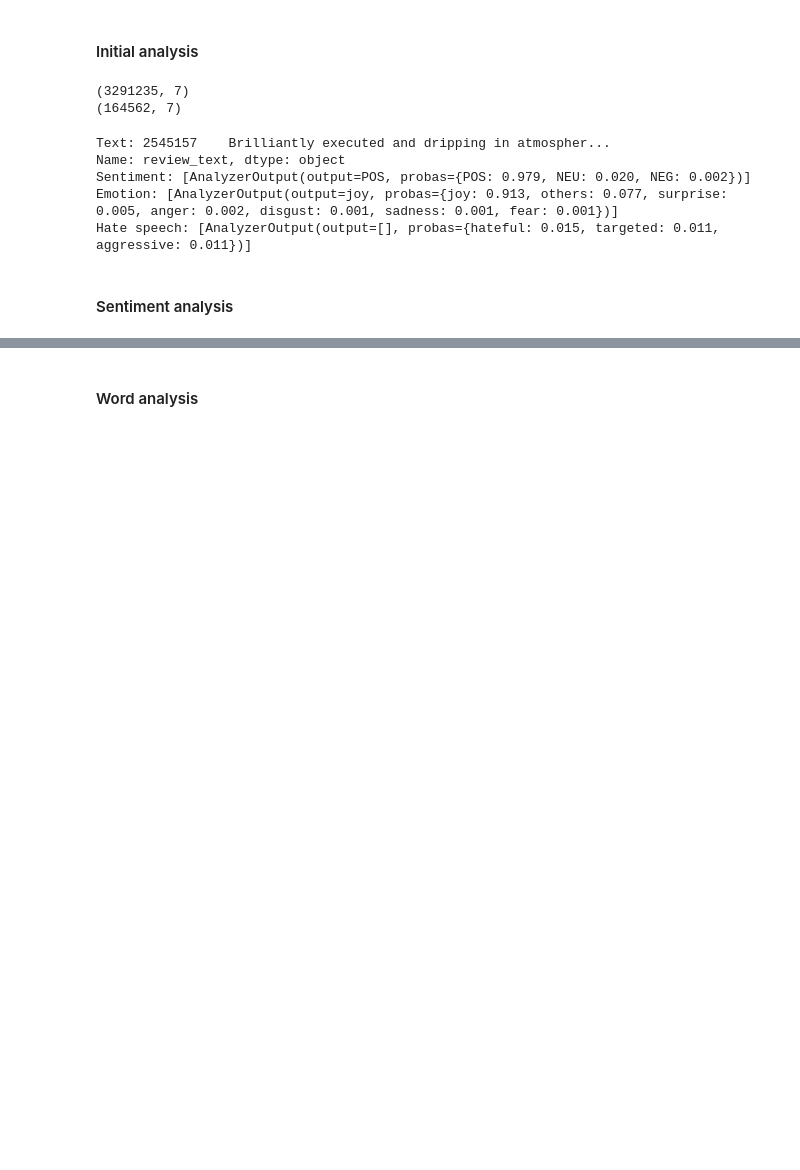
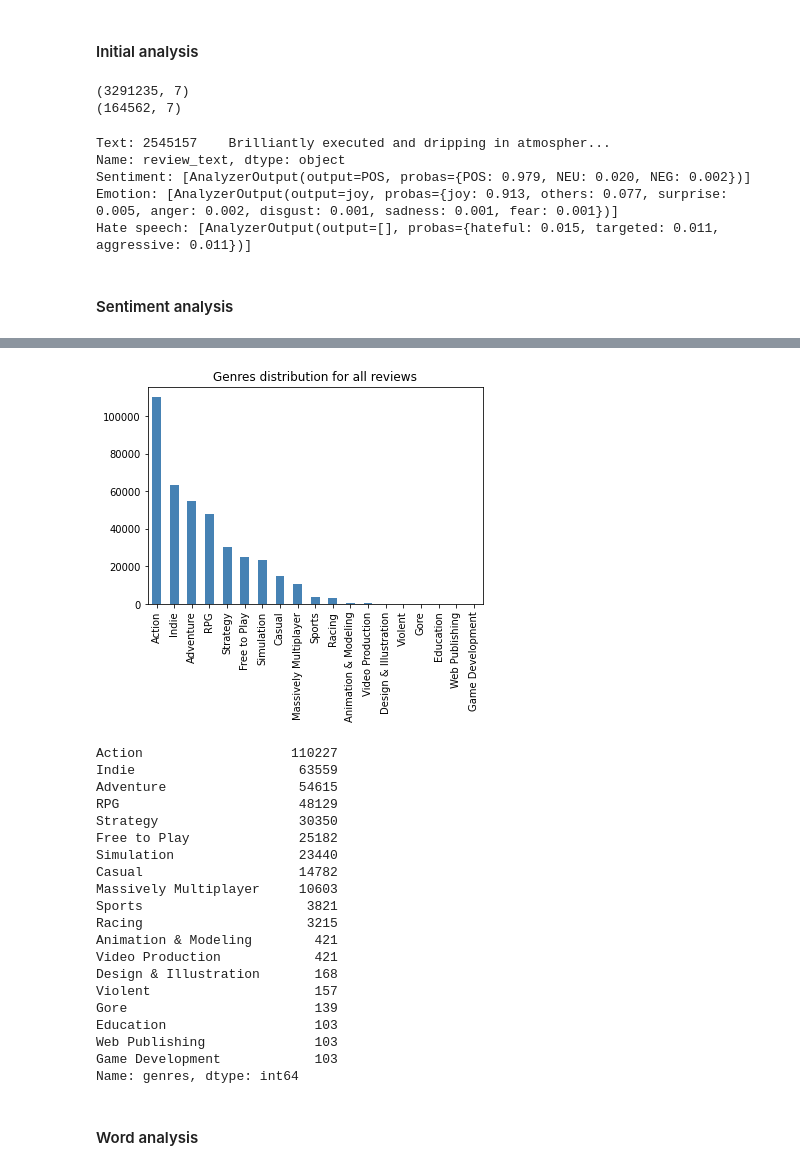
Before and after one commit to UFRJ-Lucas/ARS-ufrj-2024.1, a Jupyter notebook: ARS_reviews_analysis.ipynb, the cells around one changed output, grey strips where cells are left out. Saved outputs shown, nothing was run; the diff lists cells and outputs as text; code cells hidden in the pictures; blank space fills up the shorter version.

```diff
--- a/ARS_reviews_analysis.ipynb
+++ b/ARS_reviews_analysis.ipynb
@@ -204,3 +270,34 @@ plt.show()
+# %%
+# analyze the genres distribution of all reviews
+genres = reviews['genres'].explode().value_counts()
+genres.plot(kind='bar', color=COLORS['blue'])
+plt.title('Genres distribution for all reviews')
+plt.show()
+
+# print the values for each bar
+print(genres)
+# %% [output]
+[figure, added]
+Action                   110227
+Indie                     63559
+Adventure                 54615
+RPG                       48129
+Strategy                  30350
+Free to Play              25182
+Simulation                23440
+Casual                    14782
+Massively Multiplayer     10603
+Sports                     3821
+Racing                     3215
+Animation & Modeling        421
+Video Production            421
+Design & Illustration       168
+Violent                     157
+Gore                        139
+Education                   103
+Web Publishing              103
+Game Development            103
+Name: genres, dtype: int64
 # %% [markdown]
 #### Word analysis
 # %%
```
Also changed, not shown: parts of 12 cells of this notebook, 1 other file.
